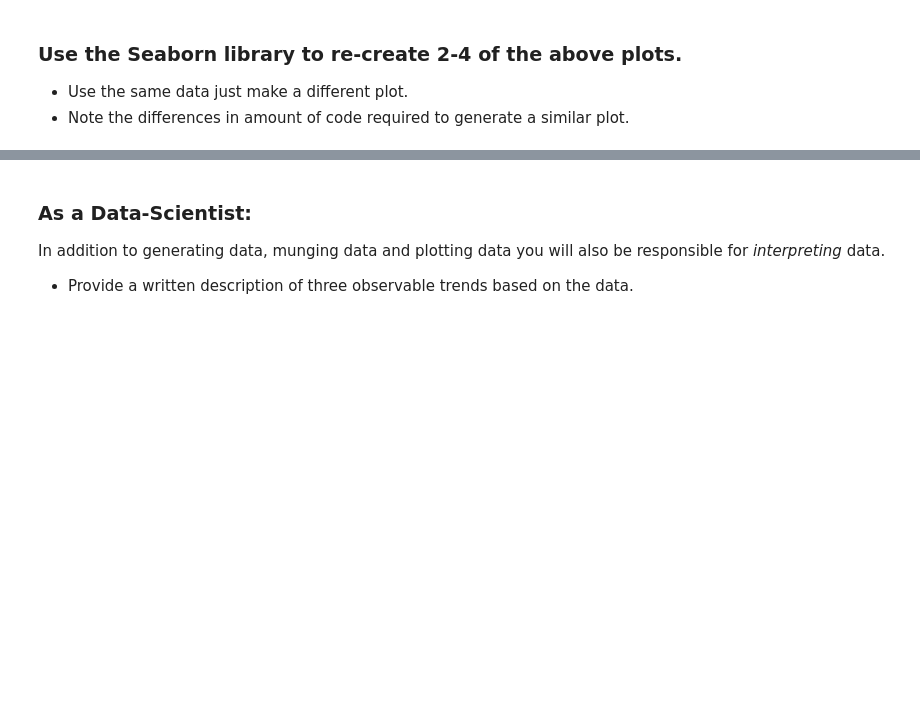
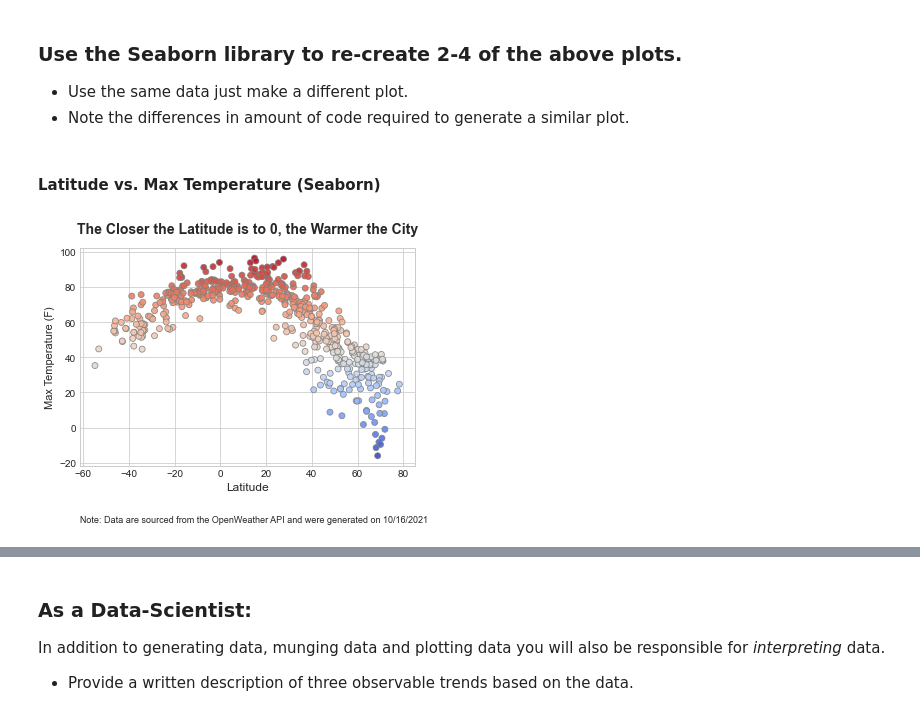
Before and after one commit to artolon/Weather-API-Calls, a Jupyter notebook: WeatherPy_homework_starter_AT.ipynb, the cells around one changed output, grey strips where cells are left out. Saved outputs shown, nothing was run; the diff lists cells and outputs as text; code cells hidden in the pictures; blank space fills up the shorter version.

Commit message:
Add files via upload
Added seaborn visuals

```diff
--- a/WeatherPy_homework_starter_AT.ipynb
+++ b/WeatherPy_homework_starter_AT.ipynb
@@ -443,0 +446,27 @@ weather_data_df.sort_values('Wind Speed', ascending=False)
+# %% [markdown]
+#### Latitude vs. Max Temperature (Seaborn)
+# %%
+# Build the scatter plot
+g = sns.scatterplot(data=weather_data_df,
+                    x='Latitude',
+                    y='Max Temperature',
+                    hue='Max Temperature',
+                    palette='coolwarm',
+                    alpha=0.9,
+                    edgecolor='grey',
+                    linewidth=0.8,
+                    legend=False)
+
+# Add plot title and adjust the y-axis label to include units
+g.set_title('The Closer the Latitude is to 0, the Warmer the City', size=14, weight='bold', pad=15)
+g.set_ylabel('Max Temperature (F)', size=11)
+
+# Add annotation at bottom of plot
+plt.figtext(0.93, -0.07,
+            "Note: Data are sourced from the OpenWeather API and were generated on 10/16/2021",
+            ha="right", fontsize=9)
+
+# Display plot
+plt.show()
+# %% [output]
+[figure, added]
```
Also changed, not shown: parts of 9 cells of this notebook.
